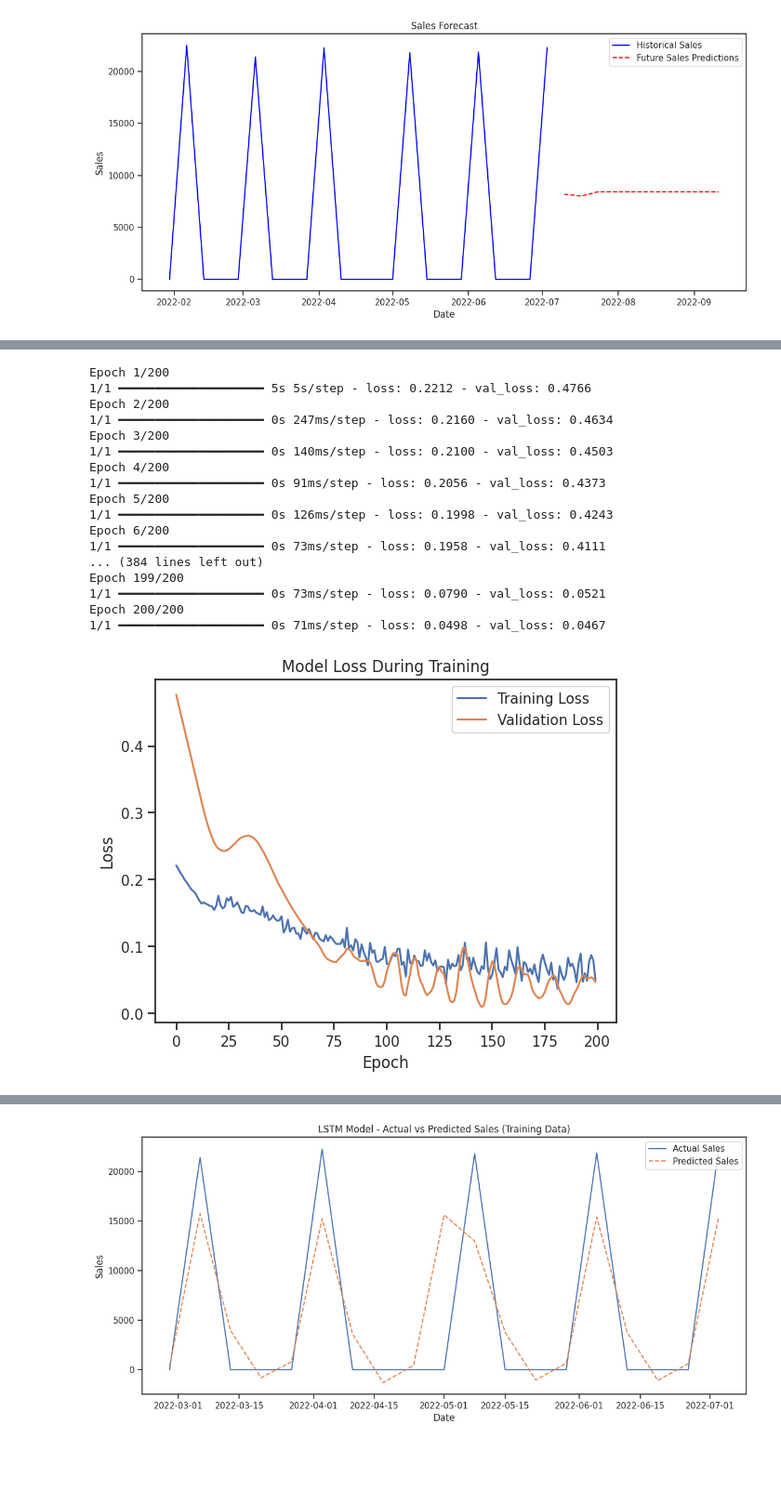
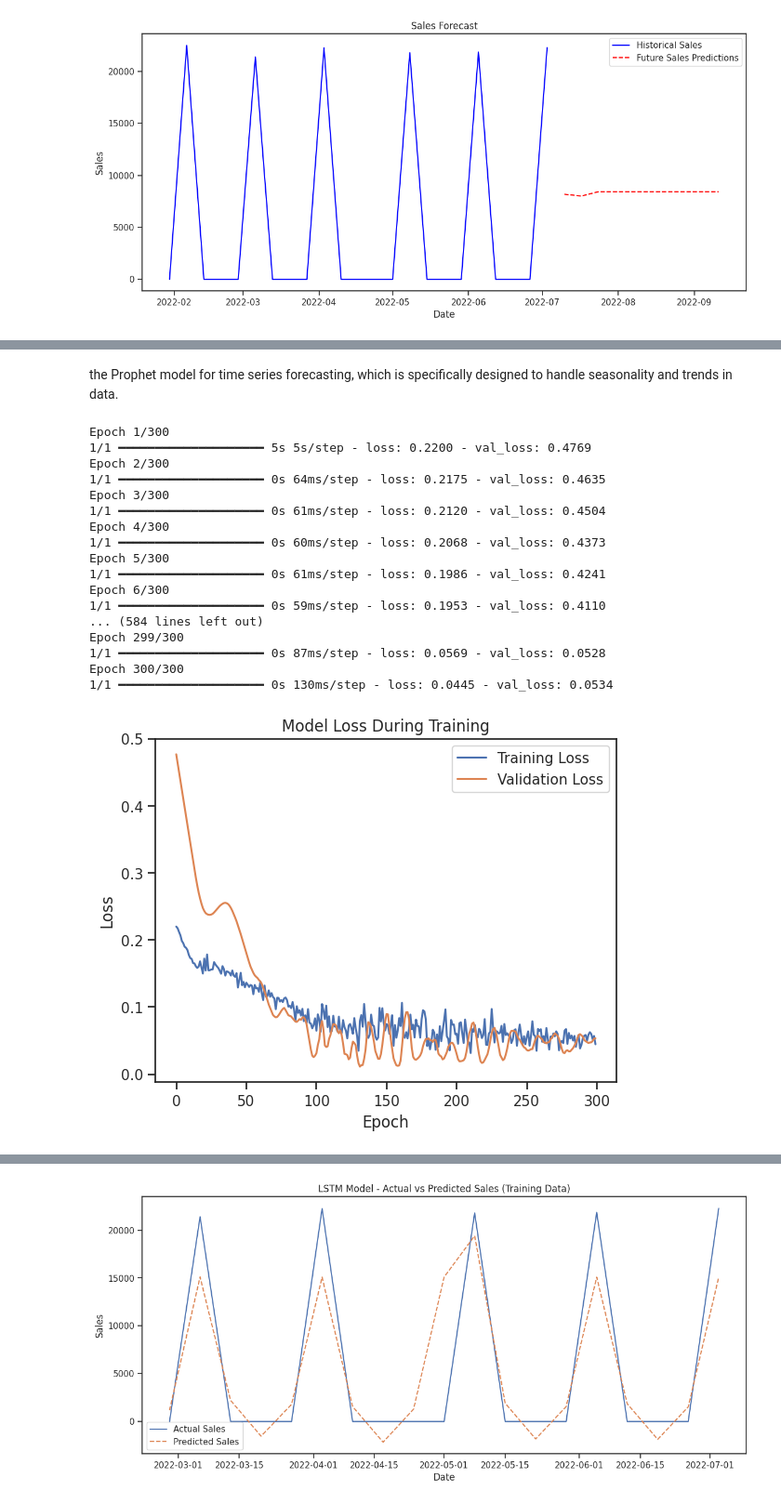
Before and after one commit to kunall0880/INVENTORY-MANAGEMENT, a Jupyter notebook: inventorymanagement_2.ipynb, the cells around one changed output, grey strips where cells are left out. Shown at 93% size. Cells and saved outputs as stored; diff of their text form; code cells hidden in the pictures; blank space fills up the shorter version.

```diff
--- a/inventorymanagement_2.ipynb
+++ b/inventorymanagement_2.ipynb
@@ -405,5 +411,7 @@ INFO:cmdstanpy:Chain [1] start processing
 INFO:cmdstanpy:Chain [1] done processing
 [figure]
+# %% [markdown]
+ the Prophet model for time series forecasting, which is specifically designed to handle seasonality and trends in data.
 # %%
 # Long Short-Term Memory (LSTM) neural network
 
@@ -438,7 +446,7 @@ model_lstm.add(Dropout(0.2))
 model_lstm.add(Dense(units=1))  # Output layer with a single unit for regression
 
 model_lstm.compile(optimizer='adam', loss='mean_squared_error')
-history = model_lstm.fit(X_lstm, y_lstm, epochs=200, batch_size=32, validation_split=0.1, verbose=1)
+history = model_lstm.fit(X_lstm, y_lstm, epochs=300, batch_size=32, validation_split=0.1, verbose=1)
 
 # Plot training and validation loss
 plt.plot(history.history['loss'], label='Training Loss')
@@ -467,48 +475,48 @@ plt.show()
 # Forecast future sales
 future_steps = 10  # Number of future weeks to predict
 future_predictions = []
 
 last_sequence = scaled_data[-window_size:]  # Take the last window_size weeks from training data as input
 
 for _ in range(future_steps):
     # Predict the next week based on the last known sequence
     prediction = model_lstm.predict(last_sequence.reshape(1, window_size, 1))
     future_predictions.append(prediction[0, 0])  # Store the predicted value
 
     # Update the sequence by removing the first value and adding the predicted value
     last_sequence = np.append(last_sequence[1:], prediction, axis=0)
 
 # Inverse transform future predictions to get them back to the original scale
 future_predictions = scaler.inverse_transform(np.array(future_predictions).reshape(-1, 1))
 
 # Create a timeline for future predictions
 future_dates = pd.date_range(df_weekly['timestamp'].max() + pd.Timedelta(weeks=1), periods=future_steps, freq='W')
 
 # Plot historical data along with future predictions
 plt.figure(figsize=(14, 6))
 plt.plot(df_weekly['timestamp'], df_weekly['total'], label="Historical Sales")
 plt.plot(future_dates, future_predictions, label="Future Sales Predictions", linestyle='--', color='red')
 plt.xlabel("Date")
 plt.ylabel("Sales")
 plt.title("Sales Forecast with LSTM")
 plt.legend()
 plt.show()
 # %% [output]
-Epoch 1/200
-1/1 ━━━━━━━━━━━━━━━━━━━━ 5s 5s/step - loss: 0.2212 - val_loss: 0.4766
-Epoch 2/200
-1/1 ━━━━━━━━━━━━━━━━━━━━ 0s 247ms/step - loss: 0.2160 - val_loss: 0.4634
-Epoch 3/200
-1/1 ━━━━━━━━━━━━━━━━━━━━ 0s 140ms/step - loss: 0.2100 - val_loss: 0.4503
-Epoch 4/200
-1/1 ━━━━━━━━━━━━━━━━━━━━ 0s 91ms/step - loss: 0.2056 - val_loss: 0.4373
-Epoch 5/200
-1/1 ━━━━━━━━━━━━━━━━━━━━ 0s 126ms/step - loss: 0.1998 - val_loss: 0.4243
-Epoch 6/200
-1/1 ━━━━━━━━━━━━━━━━━━━━ 0s 73ms/step - loss: 0.1958 - val_loss: 0.4111
-... (384 lines left out)
-Epoch 199/200
-1/1 ━━━━━━━━━━━━━━━━━━━━ 0s 73ms/step - loss: 0.0790 - val_loss: 0.0521
-Epoch 200/200
-1/1 ━━━━━━━━━━━━━━━━━━━━ 0s 71ms/step - loss: 0.0498 - val_loss: 0.0467
+Epoch 1/300
+1/1 ━━━━━━━━━━━━━━━━━━━━ 5s 5s/step - loss: 0.2200 - val_loss: 0.4769
+Epoch 2/300
+1/1 ━━━━━━━━━━━━━━━━━━━━ 0s 64ms/step - loss: 0.2175 - val_loss: 0.4635
+Epoch 3/300
+1/1 ━━━━━━━━━━━━━━━━━━━━ 0s 61ms/step - loss: 0.2120 - val_loss: 0.4504
+Epoch 4/300
+1/1 ━━━━━━━━━━━━━━━━━━━━ 0s 60ms/step - loss: 0.2068 - val_loss: 0.4373
+Epoch 5/300
+1/1 ━━━━━━━━━━━━━━━━━━━━ 0s 61ms/step - loss: 0.1986 - val_loss: 0.4241
+Epoch 6/300
+1/1 ━━━━━━━━━━━━━━━━━━━━ 0s 59ms/step - loss: 0.1953 - val_loss: 0.4110
+... (584 lines left out)
+Epoch 299/300
+1/1 ━━━━━━━━━━━━━━━━━━━━ 0s 87ms/step - loss: 0.0569 - val_loss: 0.0528
+Epoch 300/300
+1/1 ━━━━━━━━━━━━━━━━━━━━ 0s 130ms/step - loss: 0.0445 - val_loss: 0.0534
-[figure, old version]
+[figure, new version]
@@ -516 +524 @@ Epoch 200/200
-[figure, old version]
+[figure, new version]
```
Also changed, not shown: parts of 23 cells of this notebook.
